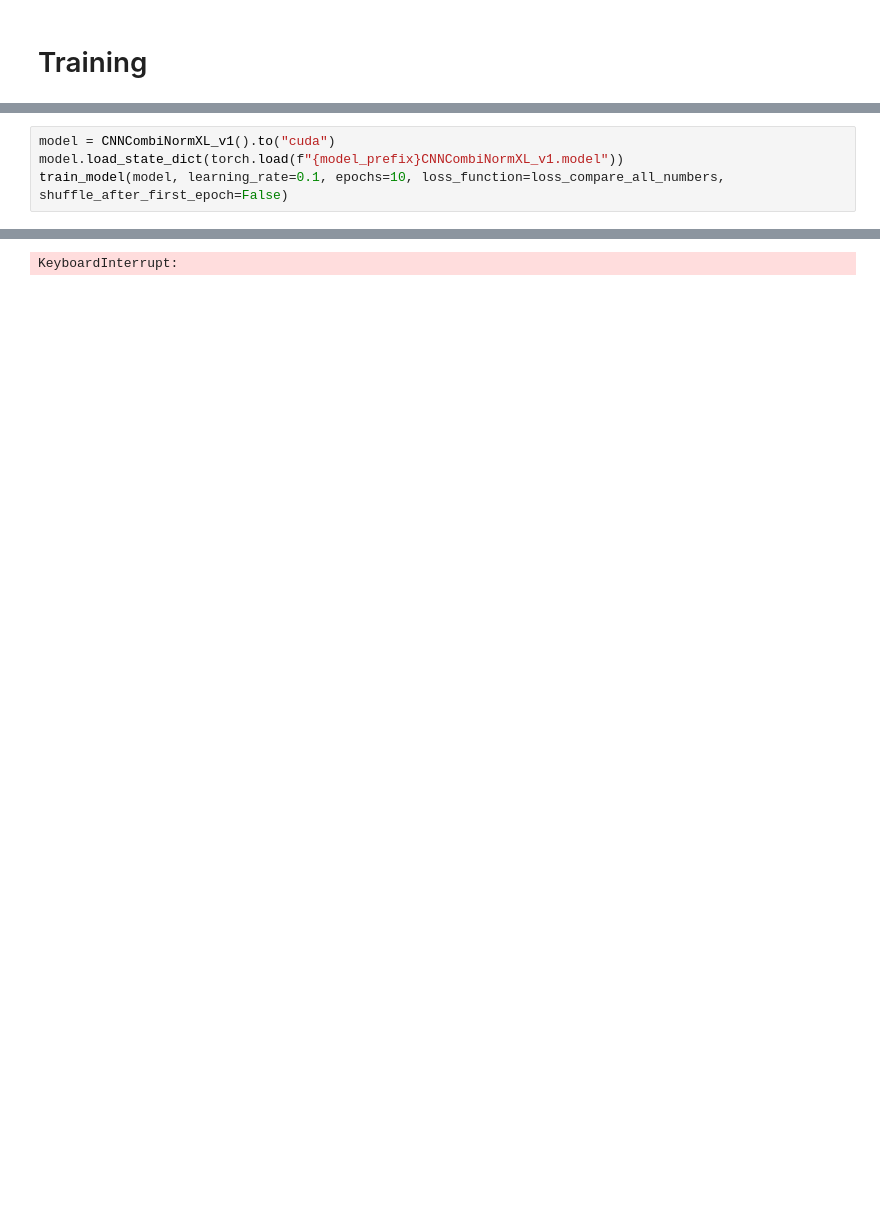
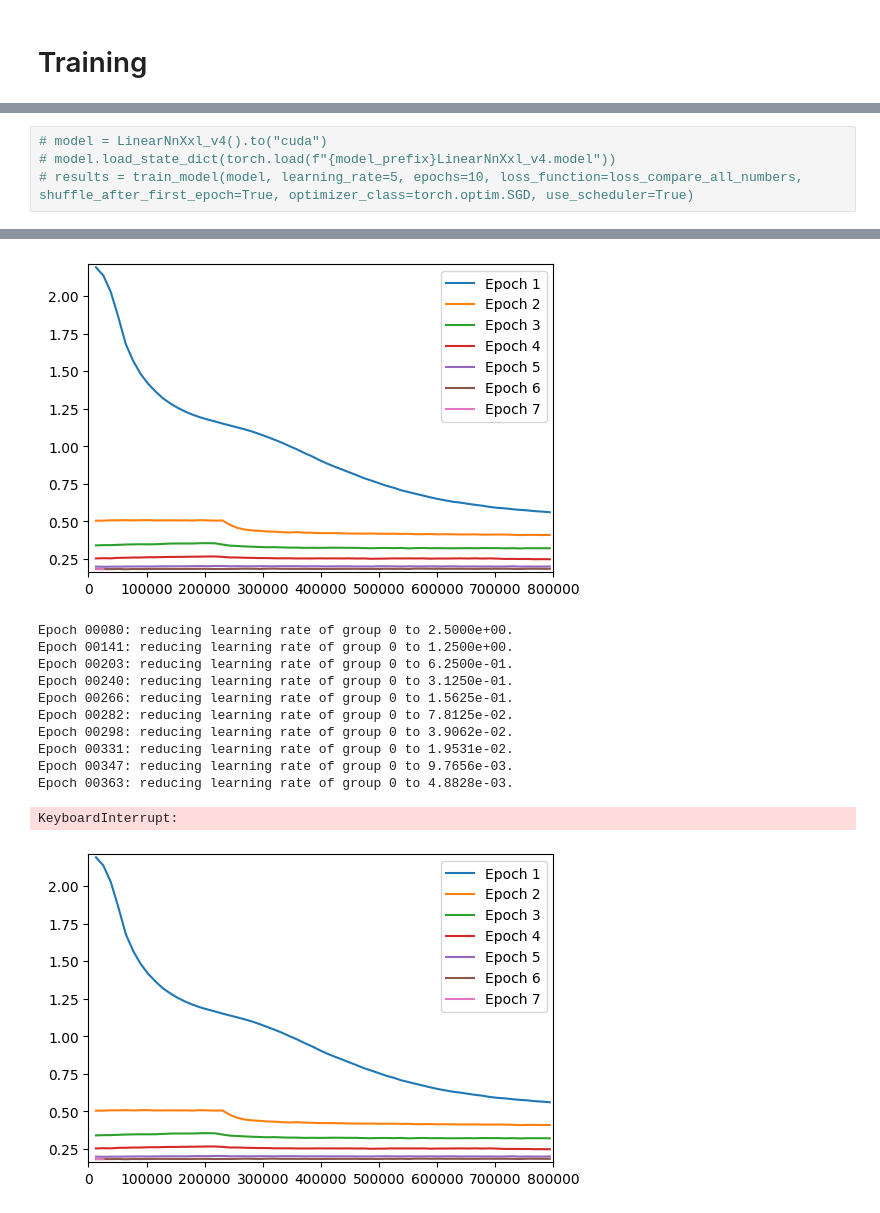
Before and after one commit to JonnySpruce/ml-sudoku-solver, a Jupyter notebook: sudoku-solver.ipynb, the cells around one changed output, grey strips where cells are left out. Drawn from its saved outputs; the diff is of its cells as text; blank space fills up the shorter version.

Commit message:
WIP models section

```diff
--- a/sudoku-solver.ipynb
+++ b/sudoku-solver.ipynb
@@ -800,5 +1048,5 @@ def train_model(model, epochs=5, learning_rate=0.01, loss_function=loss_replace_
 # %%
-model = CNNCombiNormXL_v1().to("cuda")
-model.load_state_dict(torch.load(f"{model_prefix}CNNCombiNormXL_v1.model"))
-train_model(model, learning_rate=0.1, epochs=10, loss_function=loss_compare_all_numbers, shuffle_after_first_epoch=False)
+# model = LinearNnXxl_v4().to("cuda")
+# model.load_state_dict(torch.load(f"{model_prefix}LinearNnXxl_v4.model"))
+# results = train_model(model, learning_rate=5, epochs=10, loss_function=loss_compare_all_numbers, shuffle_after_first_epoch=True, optimizer_class=torch.optim.SGD, use_scheduler=True)
 # %% [output]
@@ -807,2 +1061,14 @@ train_model(model, learning_rate=0.1, epochs=10, loss_function=loss_compare_all_
+[figure, added]
-KeyboardInterrupt:
+Epoch 00080: reducing learning rate of group 0 to 2.5000e+00.
+Epoch 00141: reducing learning rate of group 0 to 1.2500e+00.
+Epoch 00203: reducing learning rate of group 0 to 6.2500e-01.
+Epoch 00240: reducing learning rate of group 0 to 3.1250e-01.
+Epoch 00266: reducing learning rate of group 0 to 1.5625e-01.
+Epoch 00282: reducing learning rate of group 0 to 7.8125e-02.
+Epoch 00298: reducing learning rate of group 0 to 3.9062e-02.
+Epoch 00331: reducing learning rate of group 0 to 1.9531e-02.
+Epoch 00347: reducing learning rate of group 0 to 9.7656e-03.
+Epoch 00363: reducing learning rate of group 0 to 4.8828e-03.
+KeyboardInterrupt:
+[figure, added]
 # %%
```
Also changed, not shown: parts of 43 cells of this notebook, 4 other files.
